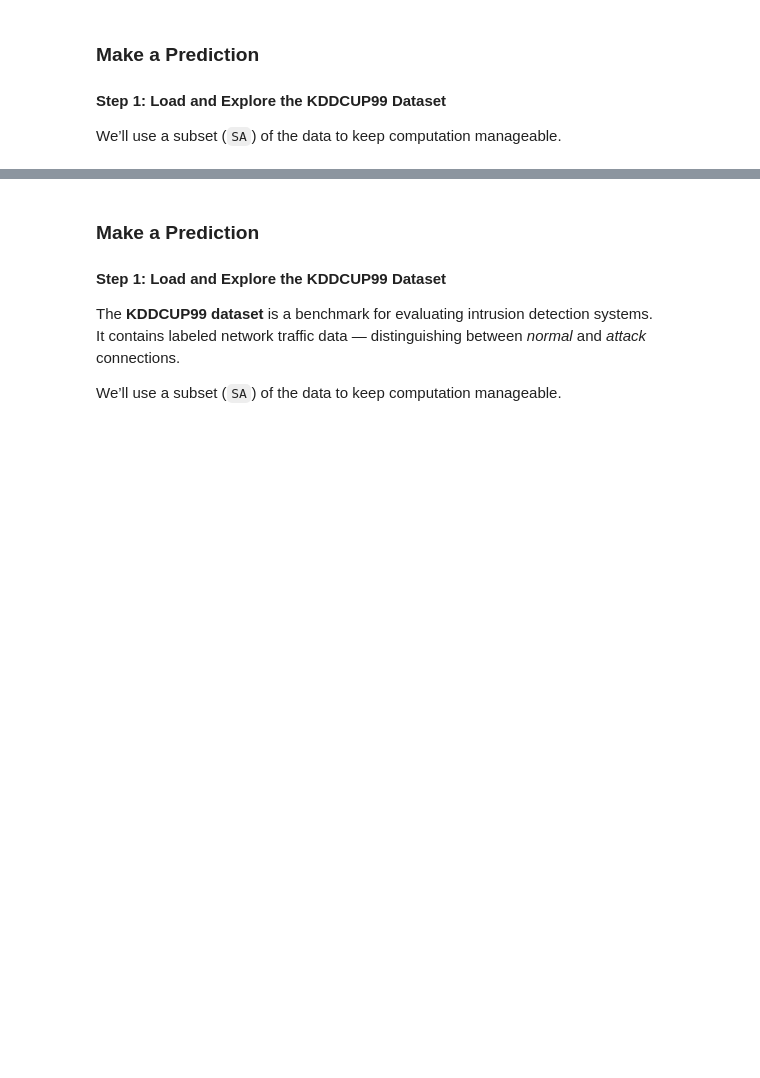
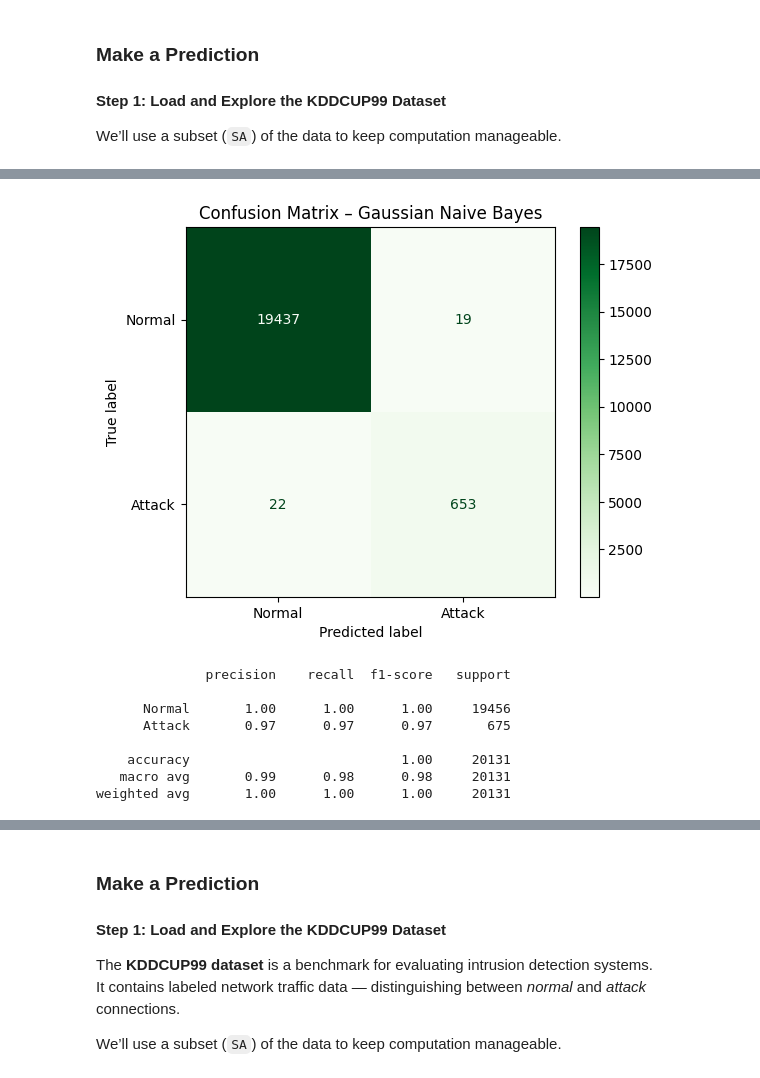
Before and after one commit to shaoyunguo/mlcysec_tutorial, a Jupyter notebook: source/tutorial_notebooks/getting_started_with_ml/getting_started_with_ml.ipynb, the cells around one changed output, grey strips where cells are left out. Drawn from its saved outputs; the diff is of its cells as text; code cells hidden in the pictures; blank space fills up the shorter version.

```diff
--- a/source/tutorial_notebooks/getting_started_with_ml/getting_started_with_ml.ipynb
+++ b/source/tutorial_notebooks/getting_started_with_ml/getting_started_with_ml.ipynb
@@ -216,0 +294,27 @@ print(classification_report(y_test, y_pred_lr, target_names=["Normal", "Attack"]
+# %%
+# Train Gaussian Naive Bayes
+gnb = GaussianNB()
+gnb.fit(X_train, y_train)
+
+# Predictions
+y_pred_gnb = gnb.predict(X_test)
+
+# Confusion matrix
+cm_gnb = confusion_matrix(y_test, y_pred_gnb)
+disp_gnb = ConfusionMatrixDisplay(confusion_matrix=cm_gnb, display_labels=["Normal", "Attack"])
+disp_gnb.plot(cmap="Greens")
+plt.title("Confusion Matrix – Gaussian Naive Bayes")
+plt.show()
+
+# Classification report
+print(classification_report(y_test, y_pred_gnb, target_names=["Normal", "Attack"]))
+# %% [output]
+[figure, added]
+              precision    recall  f1-score   support
+
+      Normal       1.00      1.00      1.00     19456
+      Attack       0.97      0.97      0.97       675
+
+    accuracy                           1.00     20131
+   macro avg       0.99      0.98      0.98     20131
+weighted avg       1.00      1.00      1.00     20131
```
Also changed, not shown: parts of 12 cells of this notebook, 3 other files.
